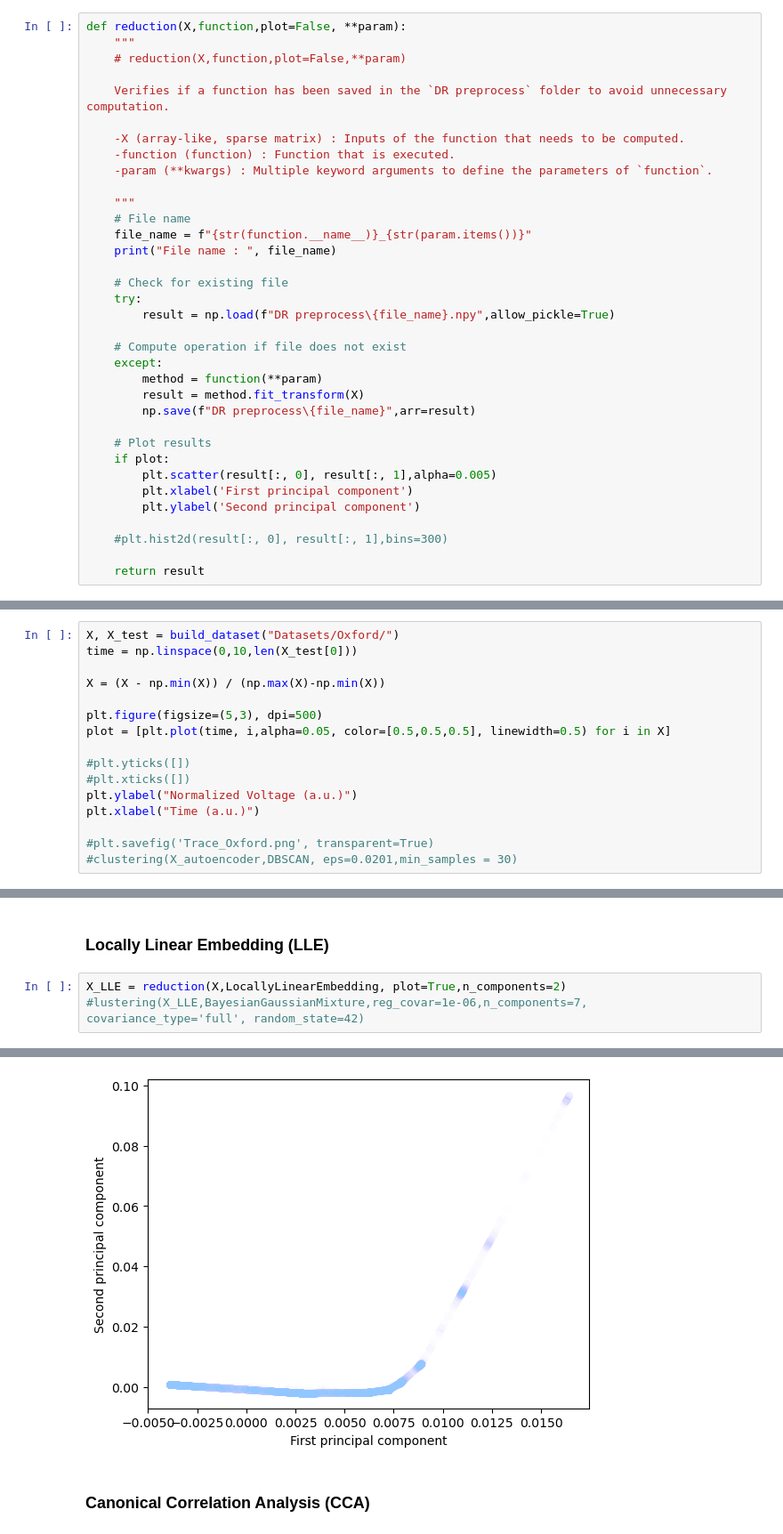
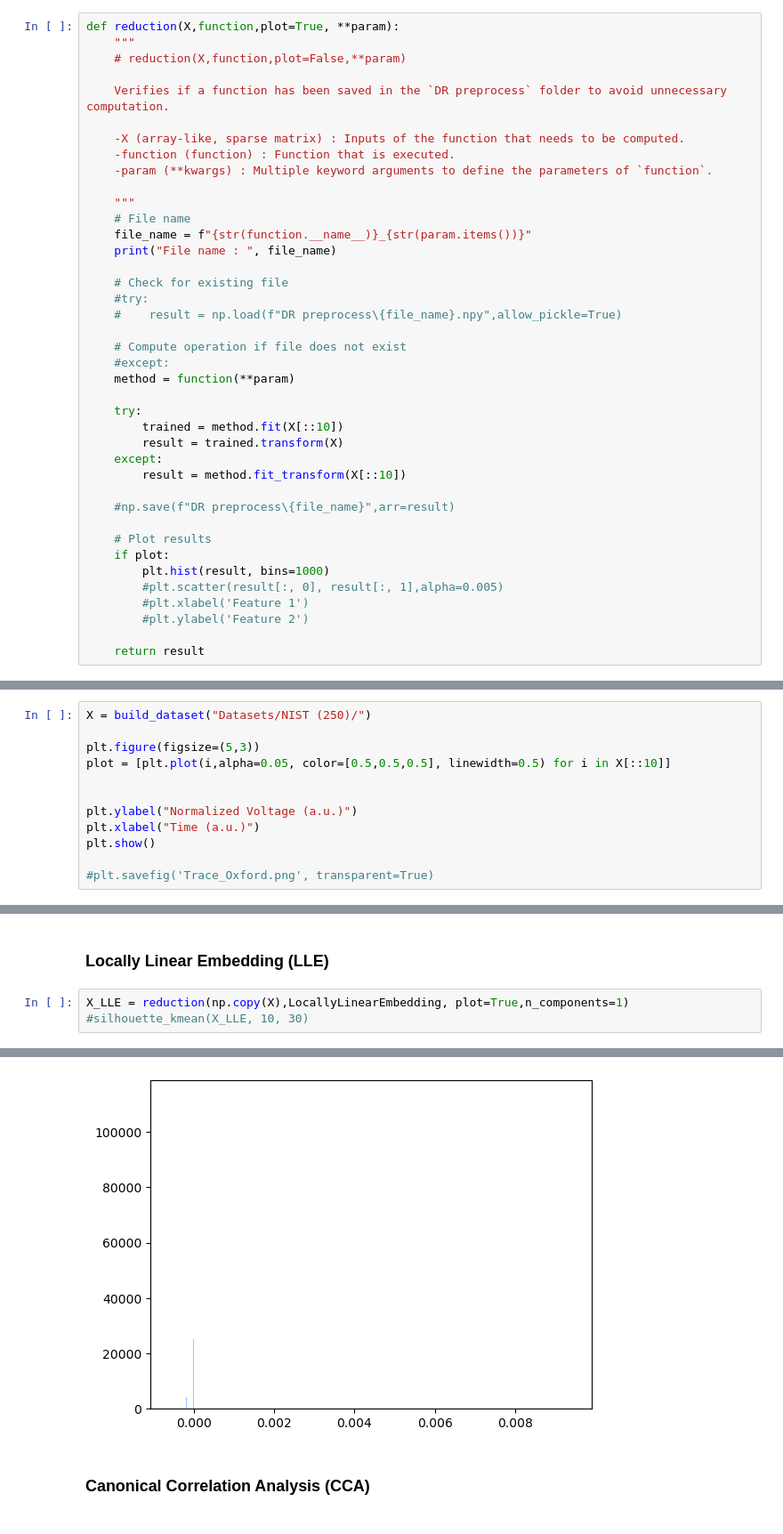
Before and after one commit to polyquantique/Photon-Number-Classification, a Jupyter notebook: DimensionalityReduction.ipynb, the cells around one changed output, grey strips where cells are left out. Shown at 89% size. Cells and saved outputs as stored; diff of their text form.

```diff
--- a/DimensionalityReduction.ipynb
+++ b/DimensionalityReduction.ipynb
@@ -56,5 +52,5 @@ def build_dataset(path):
 # %%
-def reduction(X,function,plot=False, **param):
+def reduction(X,function,plot=True, **param):
     """
     # reduction(X,function,plot=False,**param)
 
@@ -70,21 +66,26 @@ def reduction(X,function,plot=False, **param):
     print("File name : ", file_name)
 
     # Check for existing file
-    try:
-        result = np.load(f"DR preprocess\{file_name}.npy",allow_pickle=True)
+    #try:
+    #    result = np.load(f"DR preprocess\{file_name}.npy",allow_pickle=True)
 
     # Compute operation if file does not exist
+    #except:
+    method = function(**param)
+
+    try:
+        trained = method.fit(X[::10])
+        result = trained.transform(X)
     except:
-        method = function(**param)
-        result = method.fit_transform(X)
-        np.save(f"DR preprocess\{file_name}",arr=result)
+        result = method.fit_transform(X[::10])
+
+    #np.save(f"DR preprocess\{file_name}",arr=result)
 
     # Plot results
     if plot:
-        plt.scatter(result[:, 0], result[:, 1],alpha=0.005)
-        plt.xlabel('First principal component')
-        plt.ylabel('Second principal component')
-
-    #plt.hist2d(result[:, 0], result[:, 1],bins=300)
+        plt.hist(result, bins=1000)
+        #plt.scatter(result[:, 0], result[:, 1],alpha=0.005)
+        #plt.xlabel('Feature 1')
+        #plt.ylabel('Feature 2')
 
     return result
@@ -112,20 +139,16 @@ def clustering(X, function, label_return = False,**param):
 # %% [markdown]
 ### Plot TES
 # %%
-X, X_test = build_dataset("Datasets/Oxford/")
-time = np.linspace(0,10,len(X_test[0]))
+X = build_dataset("Datasets/NIST (250)/")
 
-X = (X - np.min(X)) / (np.max(X)-np.min(X))
+plt.figure(figsize=(5,3))
+plot = [plt.plot(i,alpha=0.05, color=[0.5,0.5,0.5], linewidth=0.5) for i in X[::10]]
 
-plt.figure(figsize=(5,3), dpi=500)
-plot = [plt.plot(time, i,alpha=0.05, color=[0.5,0.5,0.5], linewidth=0.5) for i in X]
 
-#plt.yticks([])
-#plt.xticks([])
 plt.ylabel("Normalized Voltage (a.u.)")
 plt.xlabel("Time (a.u.)")
+plt.show()
 
 #plt.savefig('Trace_Oxford.png', transparent=True)
-#clustering(X_autoencoder,DBSCAN, eps=0.0201,min_samples = 30)
 # %% [output]
 Dataset contains :
@@ -213,6 +233,6 @@ File name :  MDS_dict_items([('n_components', 2), ('max_iter', 10)])
 # %% [markdown]
 ### Locally Linear Embedding (LLE)
 # %%
-X_LLE = reduction(X,LocallyLinearEmbedding, plot=True,n_components=2)
-#lustering(X_LLE,BayesianGaussianMixture,reg_covar=1e-06,n_components=7, covariance_type='full', random_state=42)
+X_LLE = reduction(np.copy(X),LocallyLinearEmbedding, plot=True,n_components=1)
+#silhouette_kmean(X_LLE, 10, 30)
 # %% [output]
@@ -220,4 +240,4 @@ File name :  LocallyLinearEmbedding_dict_items([('n_components', 2)])
-[figure, old version]
+[figure, new version]
 # %% [markdown]
 ### Canonical Correlation Analysis (CCA)
 # %%
```
Also changed, not shown: parts of 20 cells of this notebook, 54 other files.
